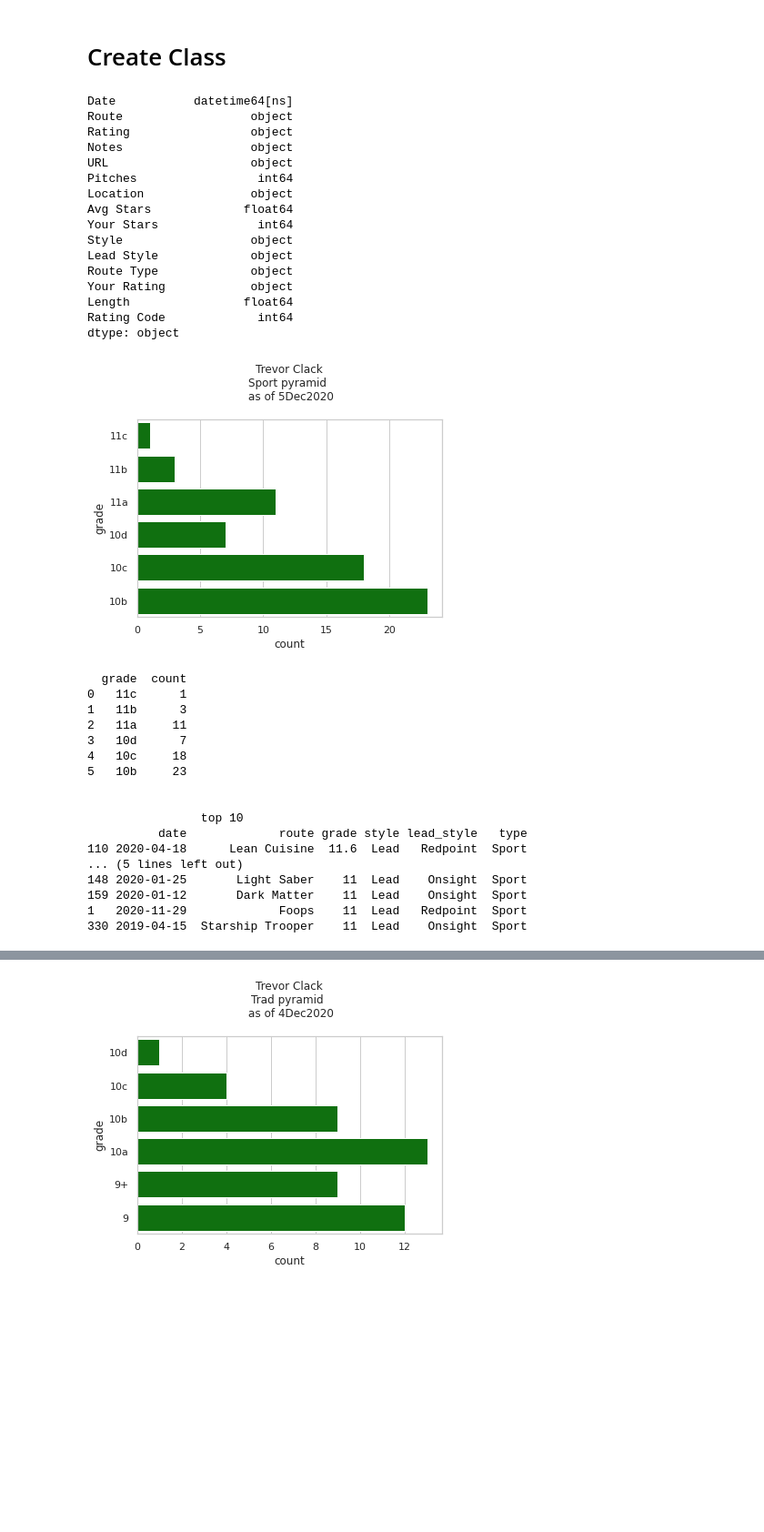
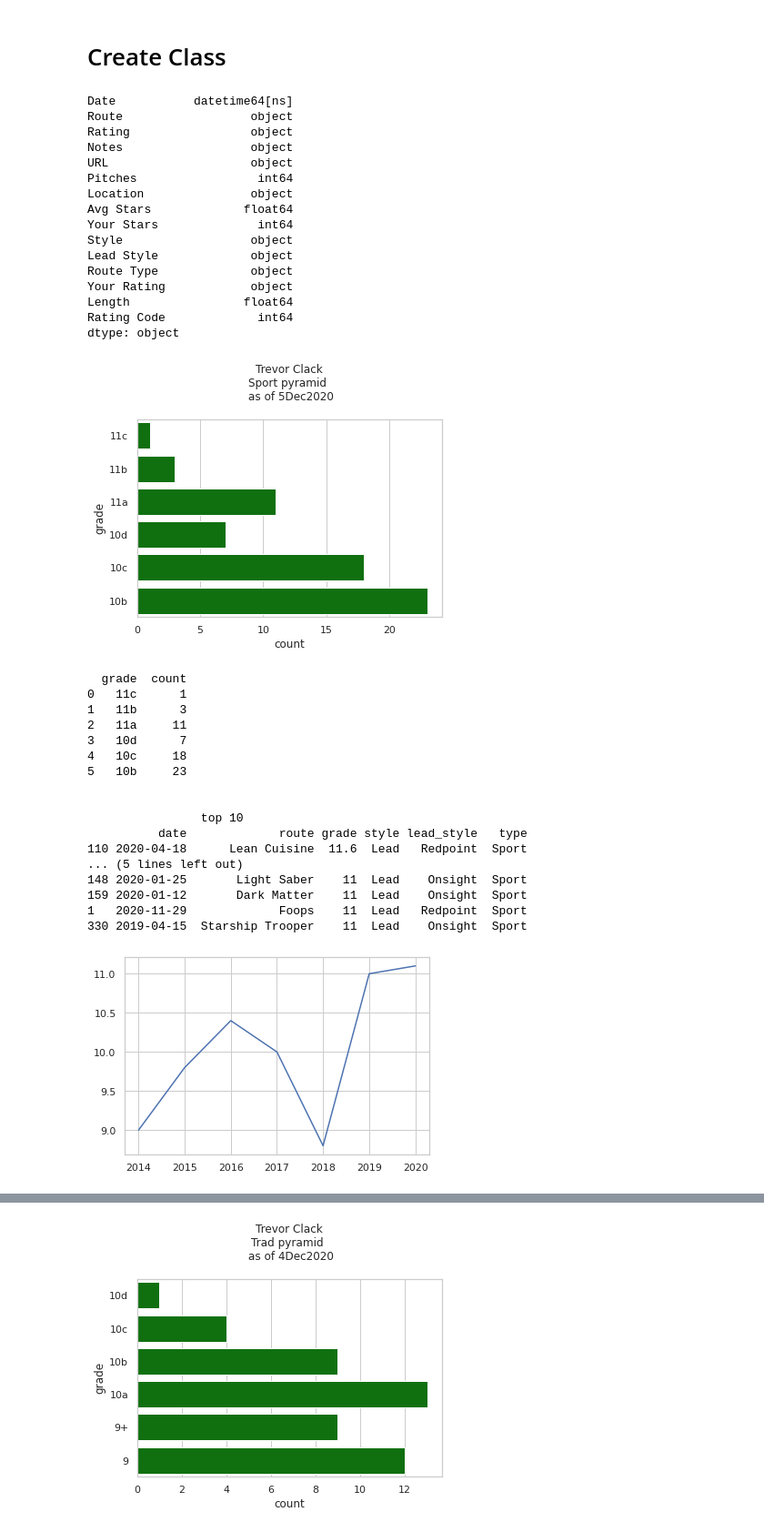
Before and after one commit to Tclack88/MountainProject, a Jupyter notebook: rp_os_pyramids.ipynb, the cells around one changed output, grey strips where cells are left out. Shown at 91% size. Drawn from its saved outputs; the diff is of its cells as text; code cells hidden in the pictures; blank space fills up the shorter version.

```diff
--- a/rp_os_pyramids.ipynb
+++ b/rp_os_pyramids.ipynb
@@ -572,11 +554,12 @@ ropes_convert
 # %%
 import pandas as pd
 import numpy as np
-from math import floor
+from math import floor, ceil
 from datetime import datetime as dt
 import seaborn as sb
 import matplotlib.pyplot as plt
 sb.set(style='whitegrid')
+import sys
 
 class Pyramid:
   def __init__(self,document):
@@ -642,9 +625,7 @@ class Pyramid:
   #   print(f'{year}: {length} miles')
 
   def _sum_miles(self, length_data):
-    # print('test\n\n\n')
-    # length_data.Date = pd.to_datetime(length_data.Date)
-    min_date = length_data.Date.min().year - 1
+    min_date = length_data.Date.min().year
     max_date = length_data.Date.max().year + 1
     front_dates = list(range(min_date,max_date))
     back_dates = [d + 1 for d in front_dates]
@@ -733,19 +714,24 @@ class Pyramid:
 
   def yearly_progress(self):
     # print(self.data.grade.value_counts())
-    exit(0)
+    # exit(0)
+    # min_date = self.data.date.min().year - 1
+    # max_date = self.data.date.max().year + 1
+    # front_dates = list(range(min_date,max_date))
+    # back_dates = [d + 1 for d in front_dates]
+    # front_dates = [f'01/01/{y}' for y in front_dates]
+    # back_dates = [f'01/01/{y}' for y in back_dates]
+    # date_list = list(zip(front_dates,back_dates))
     years = []
     avgs = []
     labels = []
     for start, end in self.date_list:
-      print('start, end:', start, end, type(start))
       year = start[-4:]
+      ########################################################################
       year_df = self.data[(self.data.date <= end) & (self.data.date >= start)].sort_values('grade',ascending=False) # get year and arrange values
-      print('\n we start:', year_df.value_counts())
       year_df = year_df[~year_df['lead_style'].isin(['Fell/Hung', np.nan]) & ~year_df['style'].isin(['TR','Follow', np.nan])] # keep nans because at some piont Mountain Project included the tick type. Give benefit of doubt and assume they were all successful climbs
       year_df = year_df[:10]
       year_avg = round(year_df.grade.mean(),1)
-      # print(year_avg)
       # year_avg_grade = inv_to_grades[year_avg]   # remove inv_to_grades?
       year_avg_grade = self._grade_to_letter(self._x_round(year_avg))
       # print(year_avg_grade)
@@ -854,7 +840,7 @@ P = Pyramid(document)
 # P.make_recommendations(area_url)
 # P.show_pyramids('trad')
 P.show_pyramids()
-# P.yearly_progress()
+P.yearly_progress()
 # TODO: fix the show_pyramids, with 'None' it shows one then doesn't show the other
 # %% [output]
 Date           datetime64[ns]
@@ -864,33 +850,34 @@ Notes                  object
 URL                    object
 Pitches                 int64
 Location               object
 Avg Stars             float64
 Your Stars              int64
 Style                  object
 Lead Style             object
 Route Type             object
 Your Rating            object
 Length                float64
 Rating Code             int64
 dtype: object
 [figure]
   grade  count
 0   11c      1
 1   11b      3
 2   11a     11
 3   10d      7
 4   10c     18
 5   10b     23
 
 
                 top 10
           date             route grade style lead_style   type
 110 2020-04-18      Lean Cuisine  11.6  Lead   Redpoint  Sport
 ... (5 lines left out)
 148 2020-01-25       Light Saber    11  Lead    Onsight  Sport
 159 2020-01-12       Dark Matter    11  Lead    Onsight  Sport
 1   2020-11-29             Foops    11  Lead   Redpoint  Sport
 330 2019-04-15  Starship Trooper    11  Lead    Onsight  Sport
+[figure, added]
 # %%
 P.yearly_mileage
 # %% [output]
```
Also changed, not shown: parts of 2 cells of this notebook.
